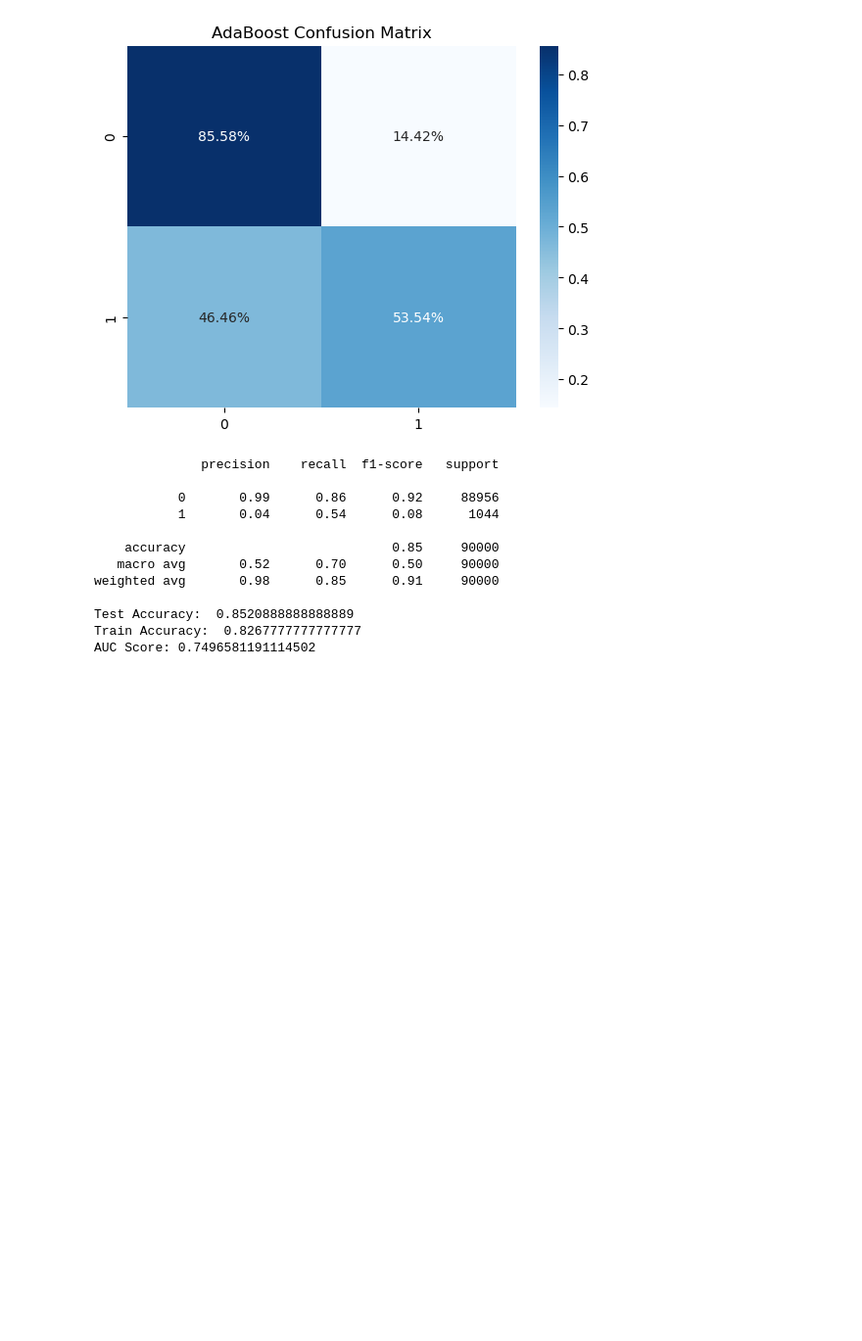
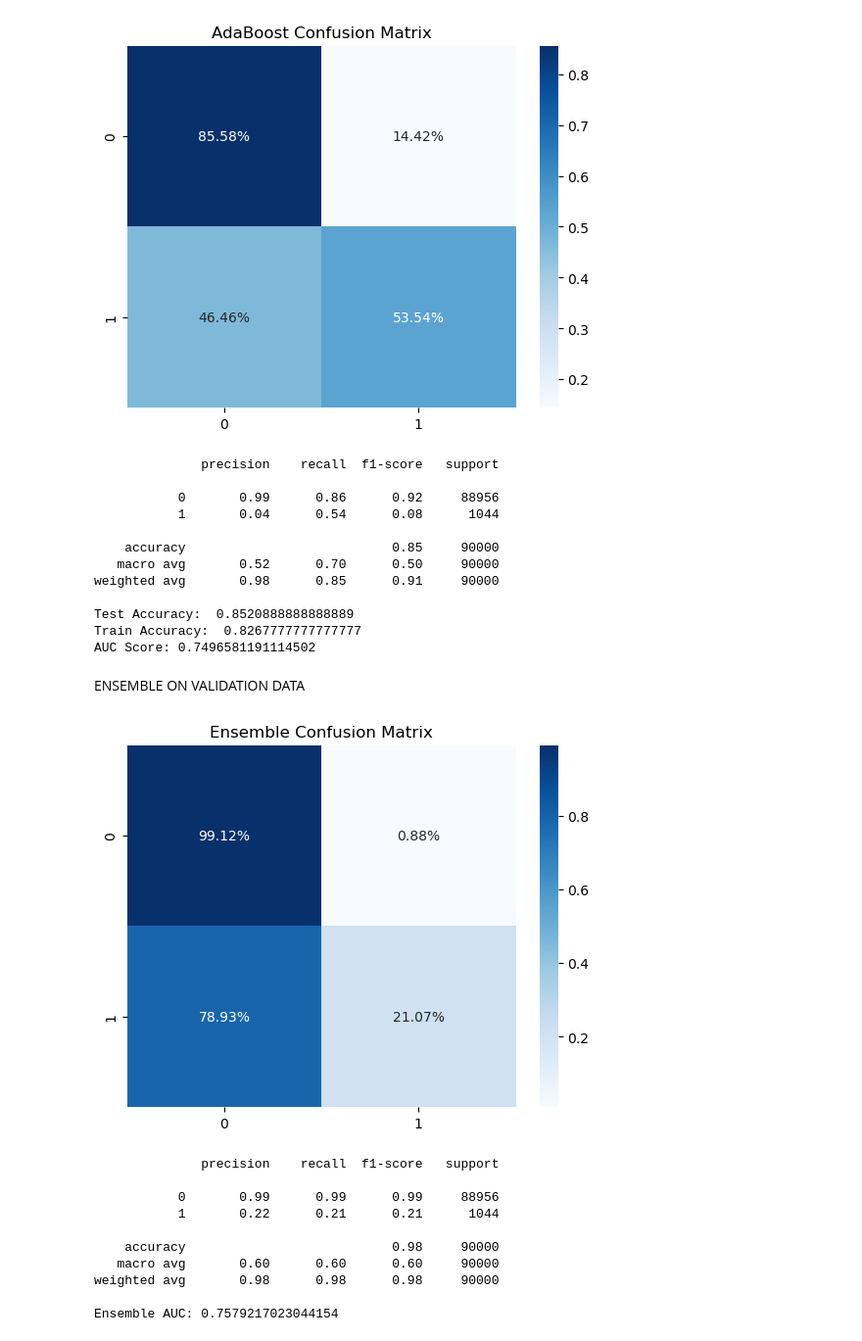
Before and after one commit to Nikhilkaushik7/Rider-churn-cancellation-analytics-, a Jupyter notebook: ride_cancellation.ipynb, the cells around one changed output. Shown at 98% size. Cells and saved outputs as stored; diff of their text form; code cells hidden in the pictures; blank space fills up the shorter version.

Commit message:
Ensemble model created

```diff
--- a/ride_cancellation.ipynb
+++ b/ride_cancellation.ipynb
@@ -496,3 +496,44 @@ weighted avg       0.98      0.85      0.91     90000
 Test Accuracy:  0.8520888888888889
 Train Accuracy:  0.8267777777777777
 AUC Score: 0.7496581191114502
+# %% [markdown]
+ENSEMBLE ON VALIDATION DATA
+# %%
+rf_valid_prob  = rf.predict_proba(X_valid)[:,1]
+xgb_valid_prob = xgb_model.predict_proba(X_valid)[:,1]
+ada_valid_prob = abclassifier.predict_proba(X_valid)[:,1]
+knn_valid_prob = classifier.predict_proba(X_test_scaled)[:,1]
+
+check = pd.DataFrame()
+check['rf']  = rf_valid_prob
+check['xgb'] = xgb_valid_prob
+check['ada'] = ada_valid_prob
+check['knn'] = knn_valid_prob
+
+check['ensemble_prob'] = check[['rf','xgb','ada','knn']].mean(axis=1)
+threshold = 0.50  # You can tune this
+check['pred'] = (check['ensemble_prob'] >= threshold).astype(int)
+
+# Evaluation
+result = confusion_matrix(y_valid, check['pred'])
+r = np.sum(result, axis=1)
+a,b,c,d = result[0][0]/r[0], result[0][1]/r[0], result[1][0]/r[1], result[1][1]/r[1]
+
+sns.heatmap([[a,b],[c,d]], annot=True, fmt=".2%", cmap='Blues')
+plt.title('Ensemble Confusion Matrix')
+plt.show()
+
+print(classification_report(y_valid, check['pred']))
+print("Ensemble AUC:", roc_auc_score(y_valid, check['ensemble_prob']))
+# %% [output]
+[figure, added]
+              precision    recall  f1-score   support
+
+           0       0.99      0.99      0.99     88956
+           1       0.22      0.21      0.21      1044
+
+    accuracy                           0.98     90000
+   macro avg       0.60      0.60      0.60     90000
+weighted avg       0.98      0.98      0.98     90000
+
+Ensemble AUC: 0.7579217023044154
```
